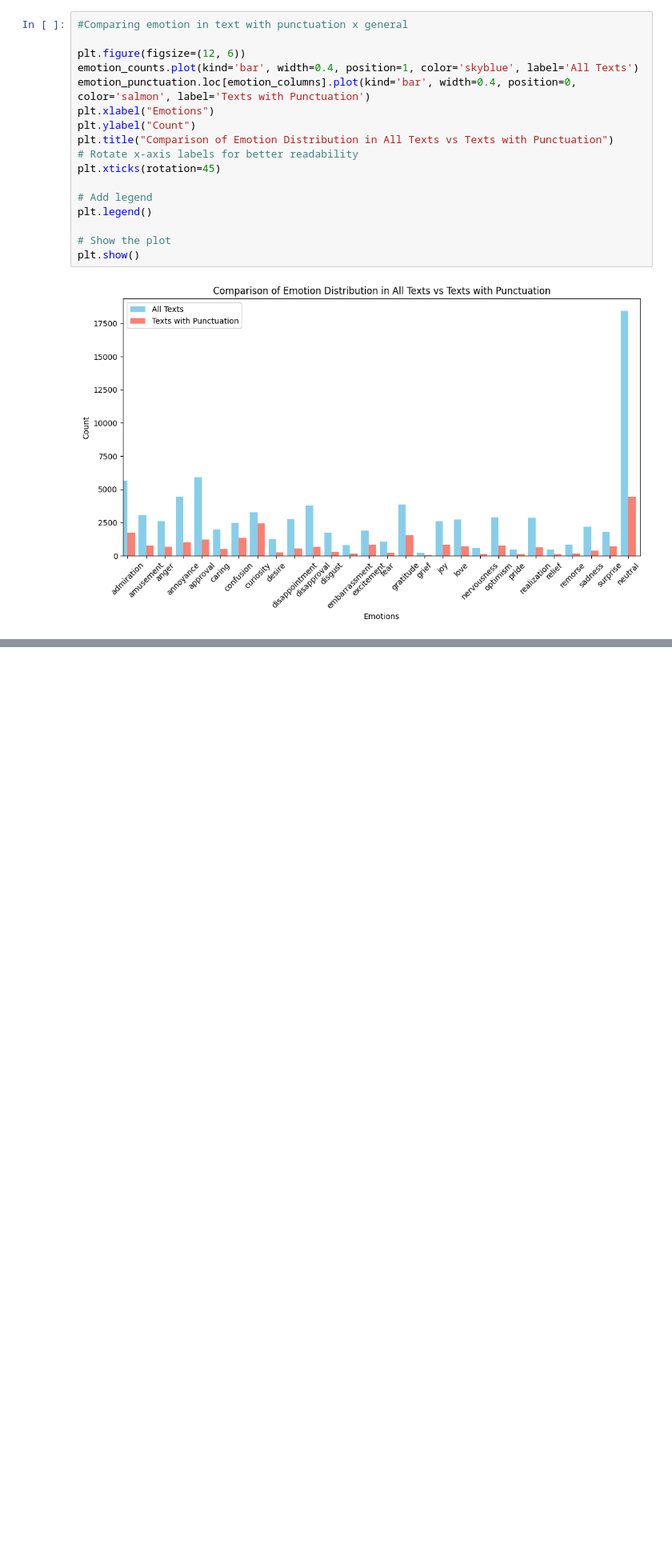
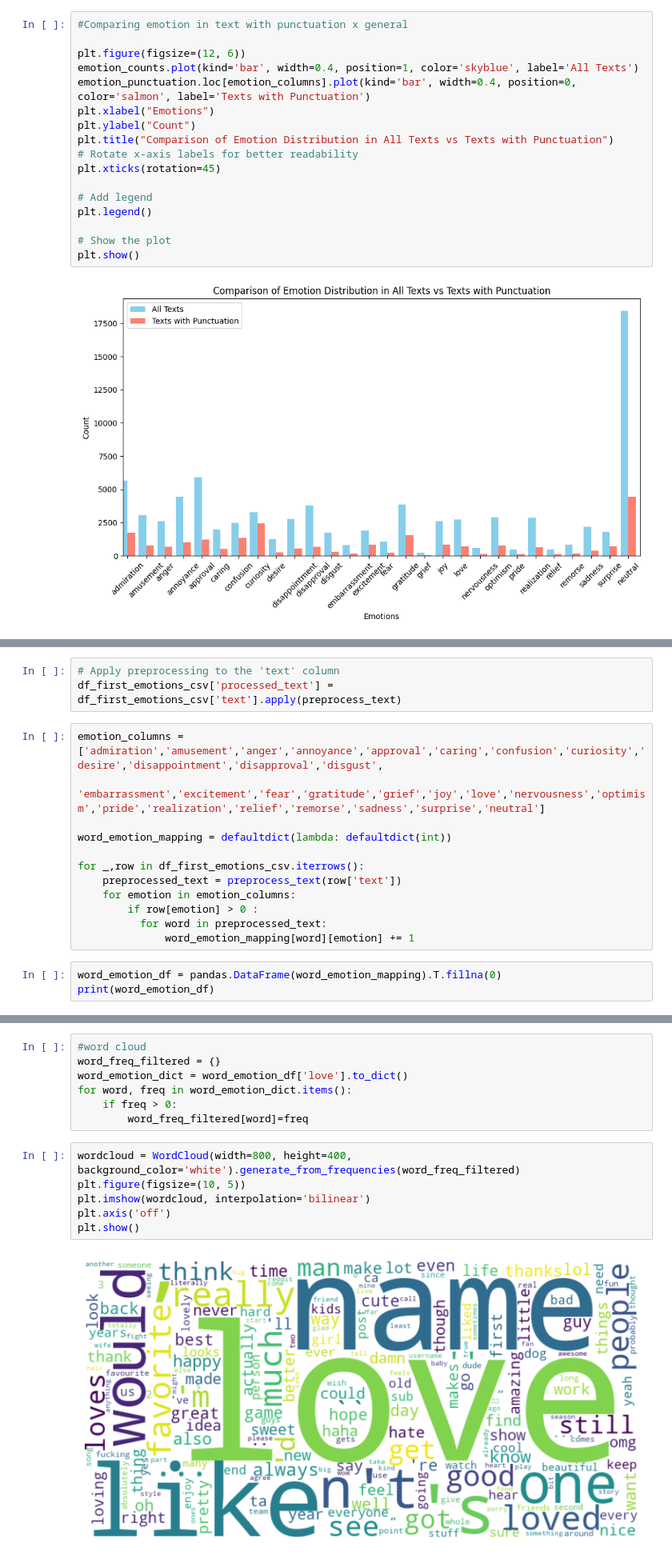
Before and after one commit to ThomasPeruch/emotion-detector, a Jupyter notebook: emotion-detector-main.ipynb, the cells around one changed output, grey strips where cells are left out. Shown: that part at 80% size. Saved outputs shown, nothing was run; the diff lists cells and outputs as text; blank space fills up the shorter version.

Commit message:
Word cloud for 'love' sentiment, it could be any sentiment

```diff
--- a/emotion-detector-main.ipynb
+++ b/emotion-detector-main.ipynb
@@ -159,0 +175,18 @@ Name: count, dtype: int64
+# %%
+# Apply preprocessing to the 'text' column
+df_first_emotions_csv['processed_text'] = df_first_emotions_csv['text'].apply(preprocess_text)
+# %%
+emotion_columns = ['admiration','amusement','anger','annoyance','approval','caring','confusion','curiosity','desire','disappointment','disapproval','disgust',
+    'embarrassment','excitement','fear','gratitude','grief','joy','love','nervousness','optimism','pride','realization','relief','remorse','sadness','surprise','neutral']
+
+word_emotion_mapping = defaultdict(lambda: defaultdict(int))
+
+for _,row in df_first_emotions_csv.iterrows():
+    preprocessed_text = preprocess_text(row['text'])
+    for emotion in emotion_columns:
+        if row[emotion] > 0 :
+          for word in preprocessed_text:
+              word_emotion_mapping[word][emotion] += 1
+# %%
+word_emotion_df = pandas.DataFrame(word_emotion_mapping).T.fillna(0)
+print(word_emotion_df)
@@ -159,0 +211,15 @@ Name: count, dtype: int64
+# %%
+#word cloud
+word_freq_filtered = {}
+word_emotion_dict = word_emotion_df['love'].to_dict()
+for word, freq in word_emotion_dict.items():
+    if freq > 0:
+        word_freq_filtered[word]=freq
+# %%
+wordcloud = WordCloud(width=800, height=400, background_color='white').generate_from_frequencies(word_freq_filtered)
+plt.figure(figsize=(10, 5))
+plt.imshow(wordcloud, interpolation='bilinear')
+plt.axis('off')
+plt.show()
+# %% [output]
+[figure, added]
```
Also changed, not shown: parts of 7 cells of this notebook.
